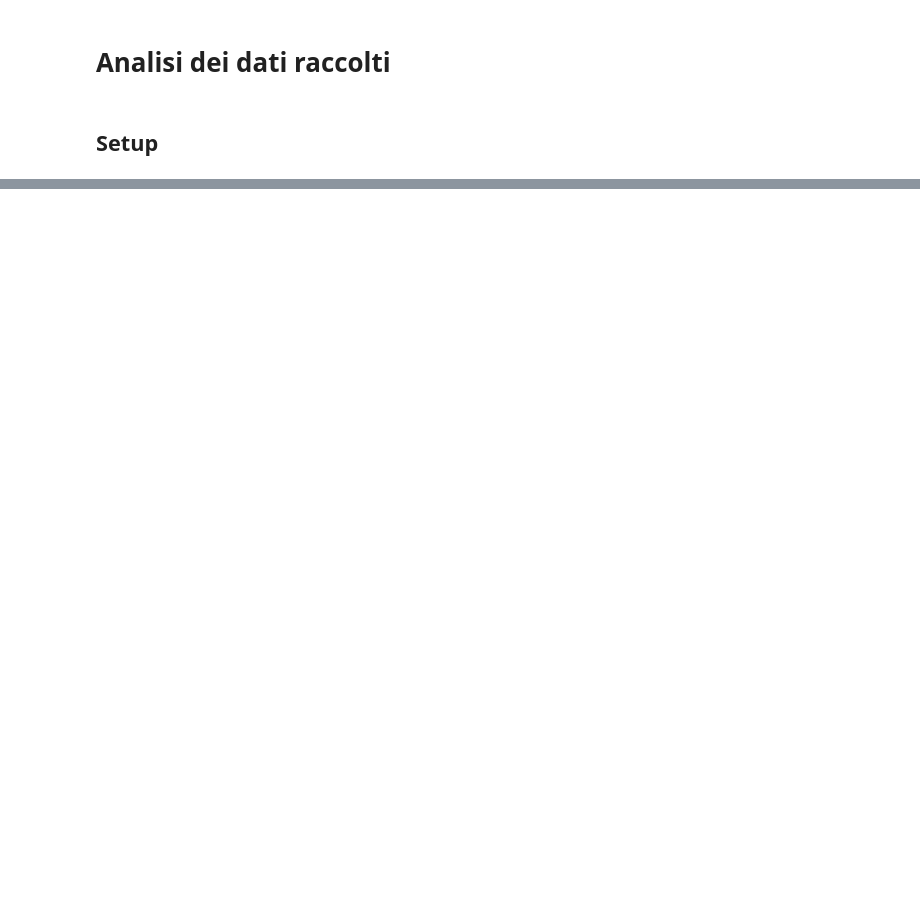
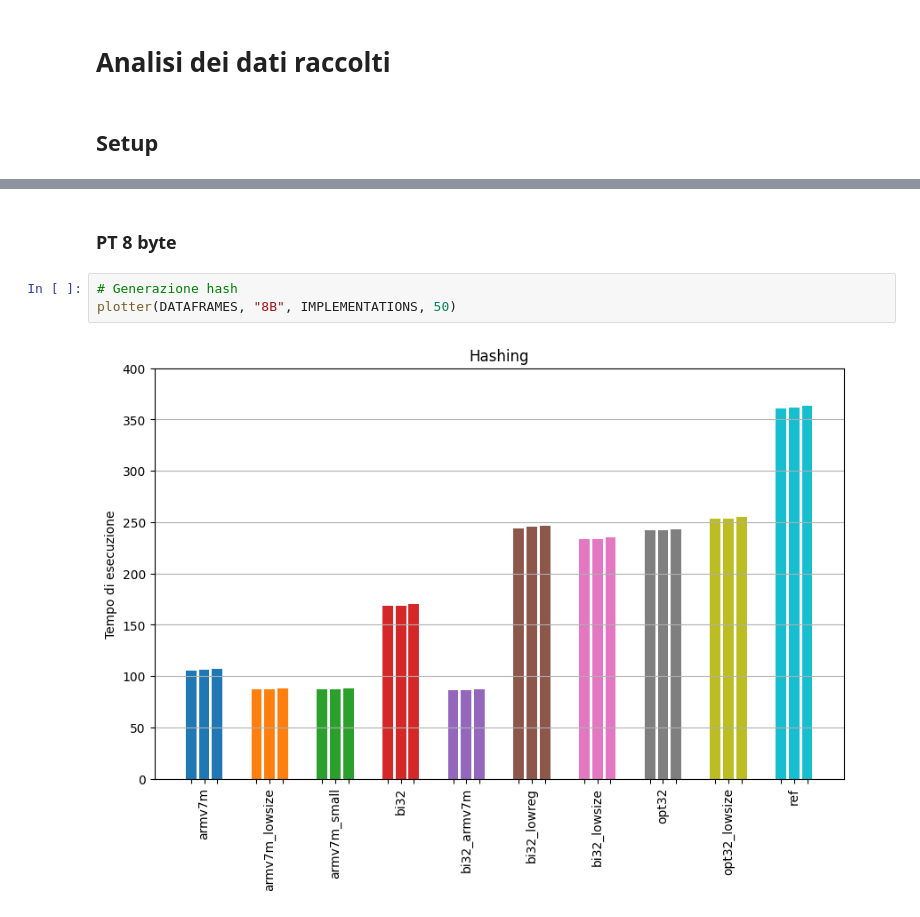
Before and after one commit to MattiaOldani/Tirocinio-ASCON, a Jupyter notebook: arduino/crypto_hash/notebook/asconhashv12.ipynb, the cells around one changed output, grey strips where cells are left out. Drawn from its saved outputs; the diff is of its cells as text; blank space fills up the shorter version.

```diff
--- a/arduino/crypto_hash/notebook/asconhashv12.ipynb
+++ b/arduino/crypto_hash/notebook/asconhashv12.ipynb
@@ -844,0 +74,7 @@ Varianza: 0.11348848848848848
+# %% [markdown]
+### PT 8 byte
+# %%
+# Generazione hash
+plotter(DATAFRAMES, "8B", IMPLEMENTATIONS, 50)
+# %% [output]
+[figure, added]
```
Also changed, not shown: parts of 132 cells of this notebook.
